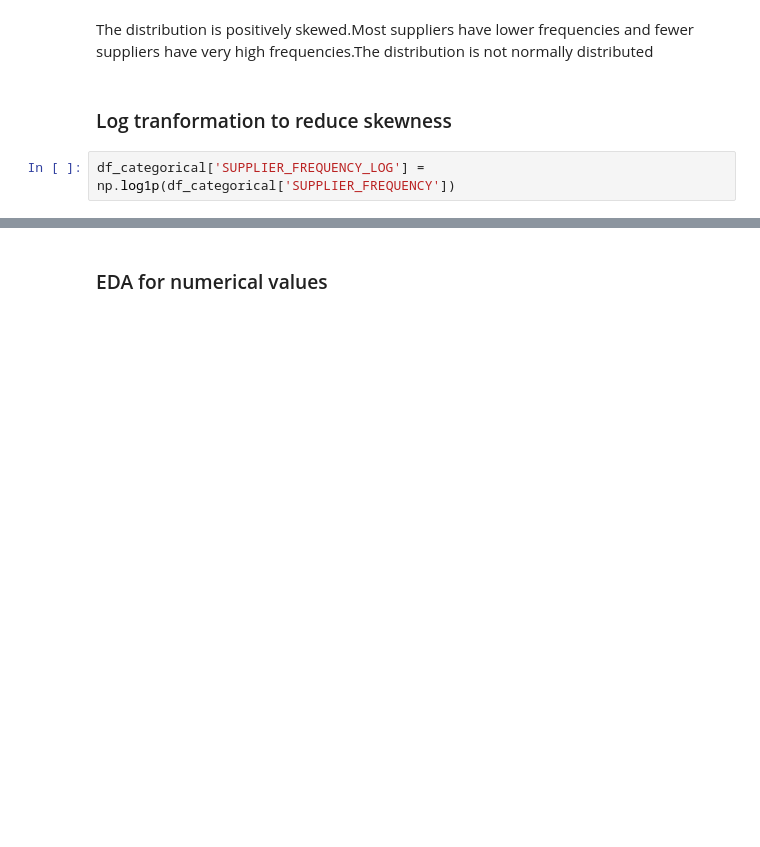
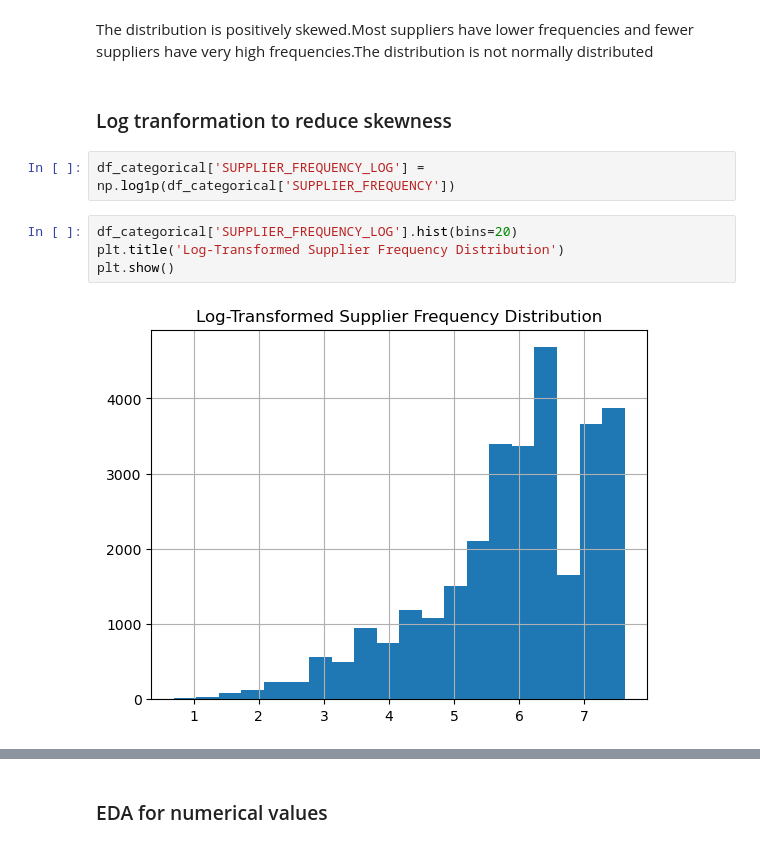
Before and after one commit to victoriamuinde07/Sales-and-Marketing-project, a Jupyter notebook: index.ipynb, the cells around one changed output, grey strips where cells are left out. Cells and saved outputs as stored; diff of their text form; blank space fills up the shorter version.

```diff
--- a/index.ipynb
+++ b/index.ipynb
@@ -239,3 +239,9 @@ The distribution is positively skewed.Most suppliers have lower frequencies and
 ### Log tranformation to reduce skewness
 # %%
 df_categorical['SUPPLIER_FREQUENCY_LOG'] = np.log1p(df_categorical['SUPPLIER_FREQUENCY'])
+# %%
+df_categorical['SUPPLIER_FREQUENCY_LOG'].hist(bins=20)
+plt.title('Log-Transformed Supplier Frequency Distribution')
+plt.show()
+# %% [output]
+[figure, added]
```
Also changed, not shown: parts of 2 cells of this notebook.
